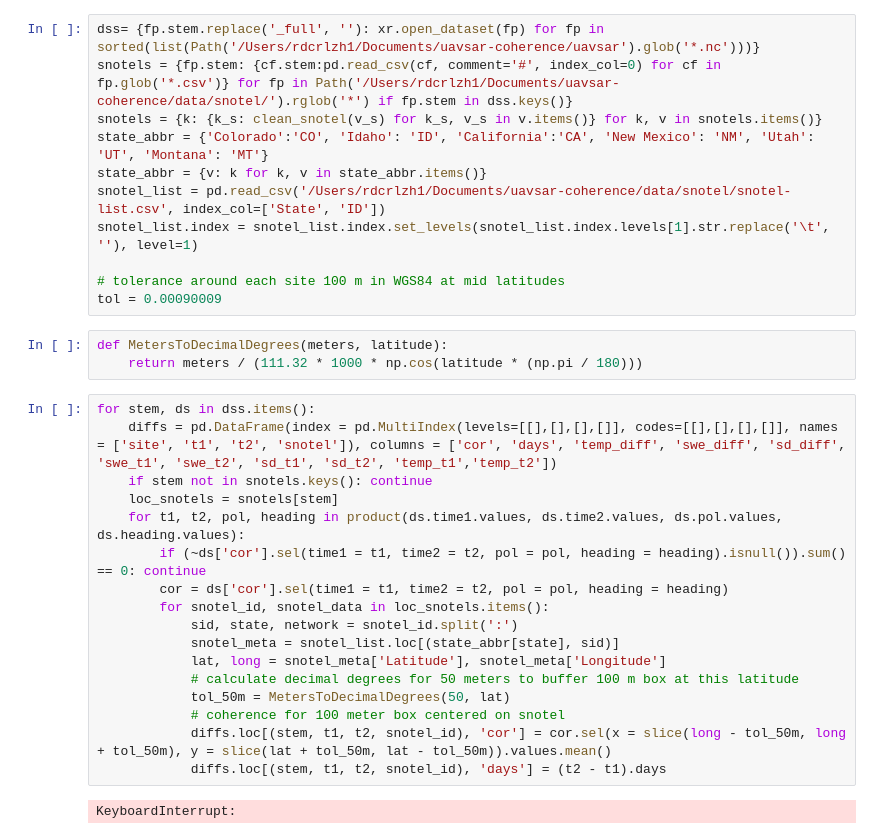
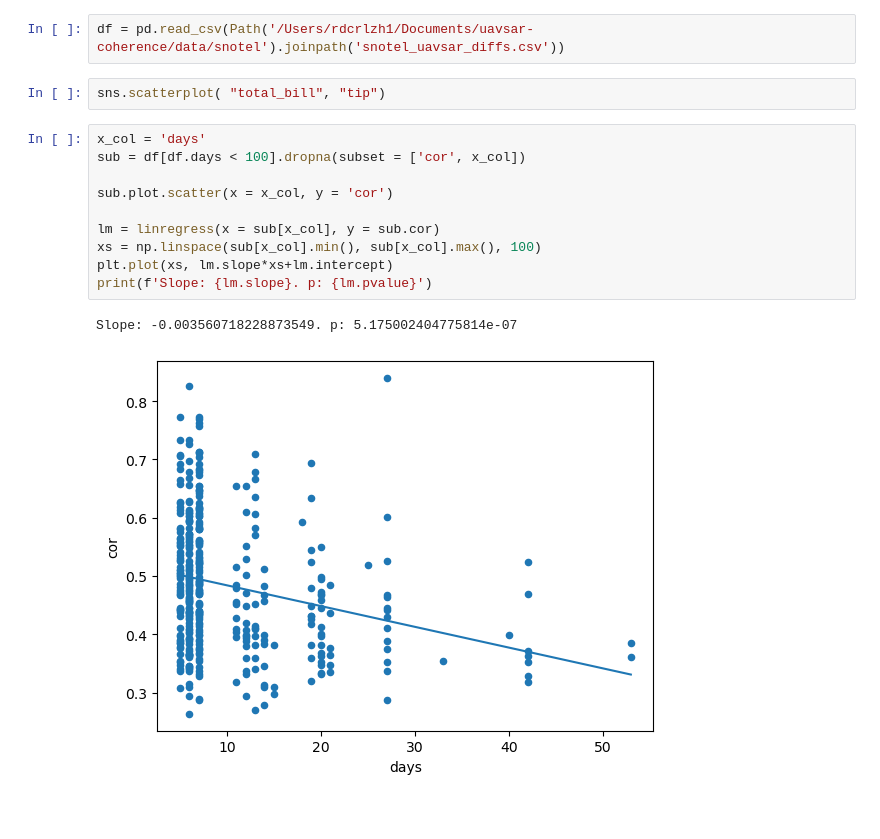
Before and after one commit to ZachHoppinen/uavsar-coherence, a Jupyter notebook: src/compare/snotel.ipynb, the cells around one changed output. Drawn from its saved outputs; the diff is of its cells as text; blank space fills up the shorter version.

Commit message:
snotel temporal check

```diff
--- a/src/compare/snotel.ipynb
+++ b/src/compare/snotel.ipynb
@@ -30,33 +19,17 @@ def MetersToDecimalDegrees(meters, latitude):
-# %%
-dss= {fp.stem.replace('_full', ''): xr.open_dataset(fp) for fp in sorted(list(Path('/Users/rdcrlzh1/Documents/uavsar-coherence/uavsar').glob('*.nc')))}
-snotels = {fp.stem: {cf.stem:pd.read_csv(cf, comment='#', index_col=0) for cf in fp.glob('*.csv')} for fp in Path('/Users/rdcrlzh1/Documents/uavsar-coherence/data/snotel/').rglob('*') if fp.stem in dss.keys()}
-snotels = {k: {k_s: clean_snotel(v_s) for k_s, v_s in v.items()} for k, v in snotels.items()}
-state_abbr = {'Colorado':'CO', 'Idaho': 'ID', 'California':'CA', 'New Mexico': 'NM', 'Utah': 'UT', 'Montana': 'MT'}
-state_abbr = {v: k for k, v in state_abbr.items()}
-snotel_list = pd.read_csv('/Users/rdcrlzh1/Documents/uavsar-coherence/data/snotel/snotel-list.csv', index_col=['State', 'ID'])
-snotel_list.index = snotel_list.index.set_levels(snotel_list.index.levels[1].str.replace('\t', ''), level=1)
-
-# tolerance around each site 100 m in WGS84 at mid latitudes
-tol = 0.00090009
-# %%
-def MetersToDecimalDegrees(meters, latitude):
-    return meters / (111.32 * 1000 * np.cos(latitude * (np.pi / 180)))
-# %%
-for stem, ds in dss.items():
-    diffs = pd.DataFrame(index = pd.MultiIndex(levels=[[],[],[],[]], codes=[[],[],[],[]], names = ['site', 't1', 't2', 'snotel']), columns = ['cor', 'days', 'temp_diff', 'swe_diff', 'sd_diff', 'swe_t1', 'swe_t2', 'sd_t1', 'sd_t2', 'temp_t1','temp_t2'])
-    if stem not in snotels.keys(): continue
-    loc_snotels = snotels[stem]
-    for t1, t2, pol, heading in product(ds.time1.values, ds.time2.values, ds.pol.values, ds.heading.values):
-        if (~ds['cor'].sel(time1 = t1, time2 = t2, pol = pol, heading = heading).isnull()).sum() == 0: continue
-        cor = ds['cor'].sel(time1 = t1, time2 = t2, pol = pol, heading = heading)
-        for snotel_id, snotel_data in loc_snotels.items():
-            sid, state, network = snotel_id.split(':')
-            snotel_meta = snotel_list.loc[(state_abbr[state], sid)]
-            lat, long = snotel_meta['Latitude'], snotel_meta['Longitude']
-            # calculate decimal degrees for 50 meters to buffer 100 m box at this latitude
-            tol_50m = MetersToDecimalDegrees(50, lat)
-            # coherence for 100 meter box centered on snotel
-            diffs.loc[(stem, t1, t2, snotel_id), 'cor'] = cor.sel(x = slice(long - tol_50m, long + tol_50m), y = slice(lat + tol_50m, lat - tol_50m)).values.mean()
-            diffs.loc[(stem, t1, t2, snotel_id), 'days'] = (t2 - t1).days
-# %% [output]
-KeyboardInterrupt:
+# %%
+df = pd.read_csv(Path('/Users/rdcrlzh1/Documents/uavsar-coherence/data/snotel').joinpath('snotel_uavsar_diffs.csv'))
+# %%
+sns.scatterplot( "total_bill", "tip")
+# %%
+x_col = 'days'
+sub = df[df.days < 100].dropna(subset = ['cor', x_col])
+
+sub.plot.scatter(x = x_col, y = 'cor')
+
+lm = linregress(x = sub[x_col], y = sub.cor)
+xs = np.linspace(sub[x_col].min(), sub[x_col].max(), 100)
+plt.plot(xs, lm.slope*xs+lm.intercept)
+print(f'Slope: {lm.slope}. p: {lm.pvalue}')
+# %% [output]
+Slope: -0.003560718228873549. p: 5.175002404775814e-07
+[figure, added]
```
Also changed, not shown: parts of 3 cells of this notebook.
